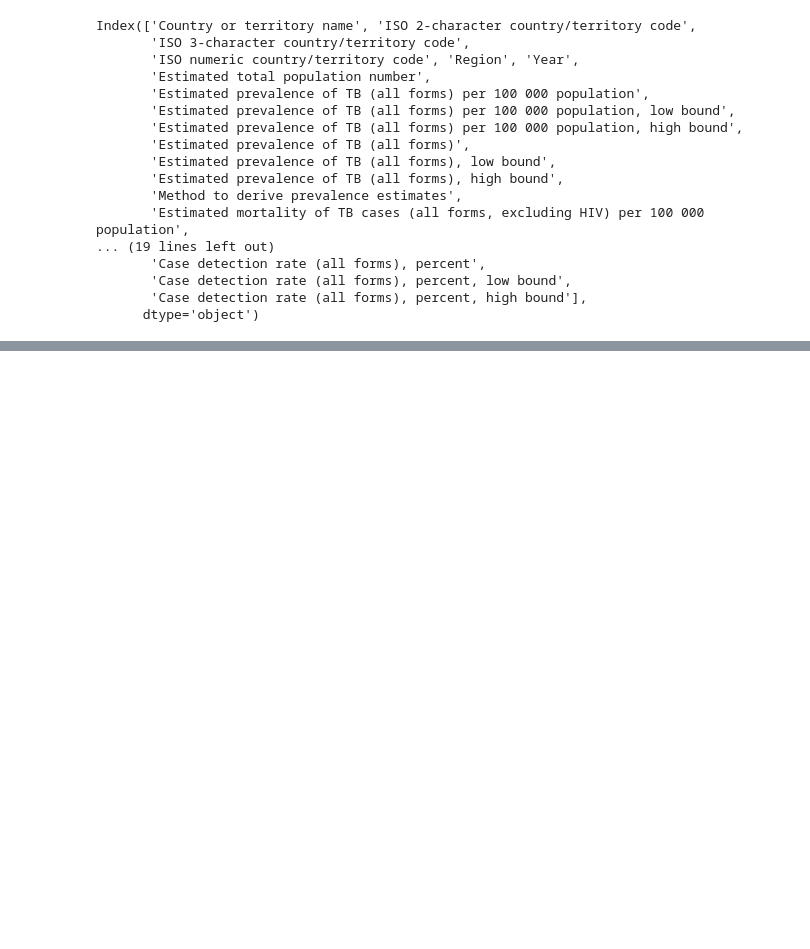
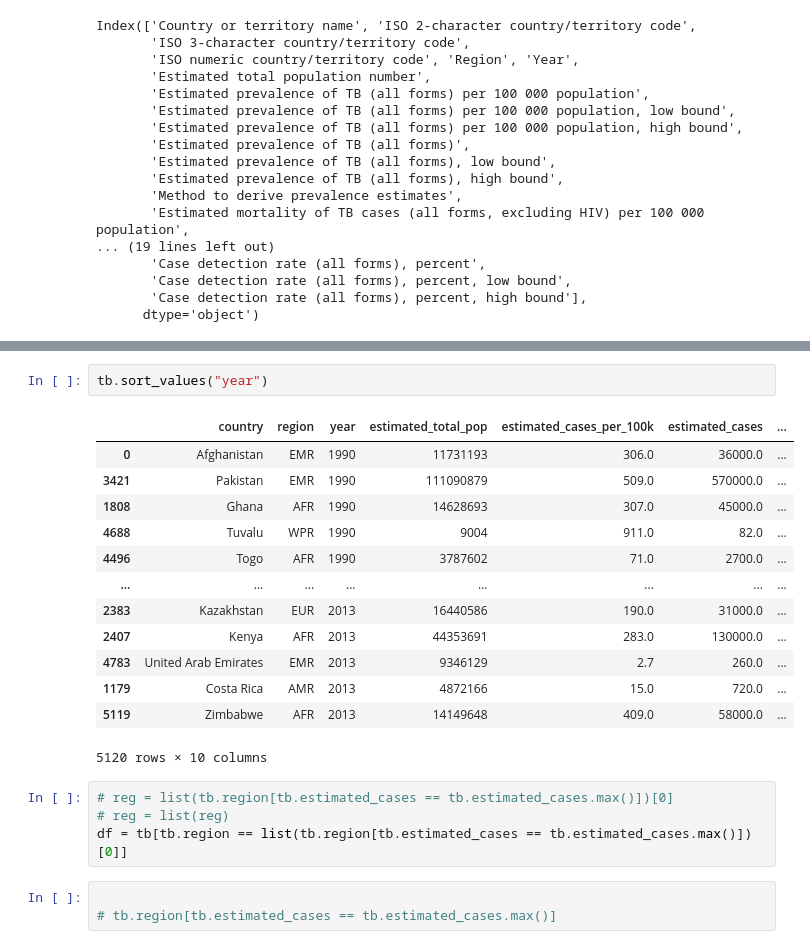
Before and after one commit to JenniferMLewis/Methodologies-I-Individual-Project, a Jupyter notebook: initial.ipynb, the cells around one changed output, grey strips where cells are left out. Cells and saved outputs as stored; diff of their text form; blank space fills up the shorter version.

```diff
--- a/initial.ipynb
+++ b/initial.ipynb
@@ -196,0 +270,23 @@ Index(['Country or territory name', 'ISO 2-character country/territory code',
+# %%
+tb.sort_values("year")
+# %% [output]
+|  | country | region | year | estimated_total_pop | estimated_cases_per_100k | estimated_cases | ... |
+| 0 | Afghanistan | EMR | 1990 | 11731193 | 306.0 | 36000.0 | ... |
+| 3421 | Pakistan | EMR | 1990 | 111090879 | 509.0 | 570000.0 | ... |
+| 1808 | Ghana | AFR | 1990 | 14628693 | 307.0 | 45000.0 | ... |
+| 4688 | Tuvalu | WPR | 1990 | 9004 | 911.0 | 82.0 | ... |
+| 4496 | Togo | AFR | 1990 | 3787602 | 71.0 | 2700.0 | ... |
+| ... | ... | ... | ... | ... | ... | ... | ... |
+| 2383 | Kazakhstan | EUR | 2013 | 16440586 | 190.0 | 31000.0 | ... |
+| 2407 | Kenya | AFR | 2013 | 44353691 | 283.0 | 130000.0 | ... |
+| 4783 | United Arab Emirates | EMR | 2013 | 9346129 | 2.7 | 260.0 | ... |
+| 1179 | Costa Rica | AMR | 2013 | 4872166 | 15.0 | 720.0 | ... |
+| 5119 | Zimbabwe | AFR | 2013 | 14149648 | 409.0 | 58000.0 | ... |
+5120 rows × 10 columns
+# %%
+# reg = list(tb.region[tb.estimated_cases == tb.estimated_cases.max()])[0]
+# reg = list(reg)
+df = tb[tb.region == list(tb.region[tb.estimated_cases == tb.estimated_cases.max()])[0]]
+# %%
+
+# tb.region[tb.estimated_cases == tb.estimated_cases.max()]
```
Also changed, not shown: parts of 17 cells of this notebook, 2 other files.
